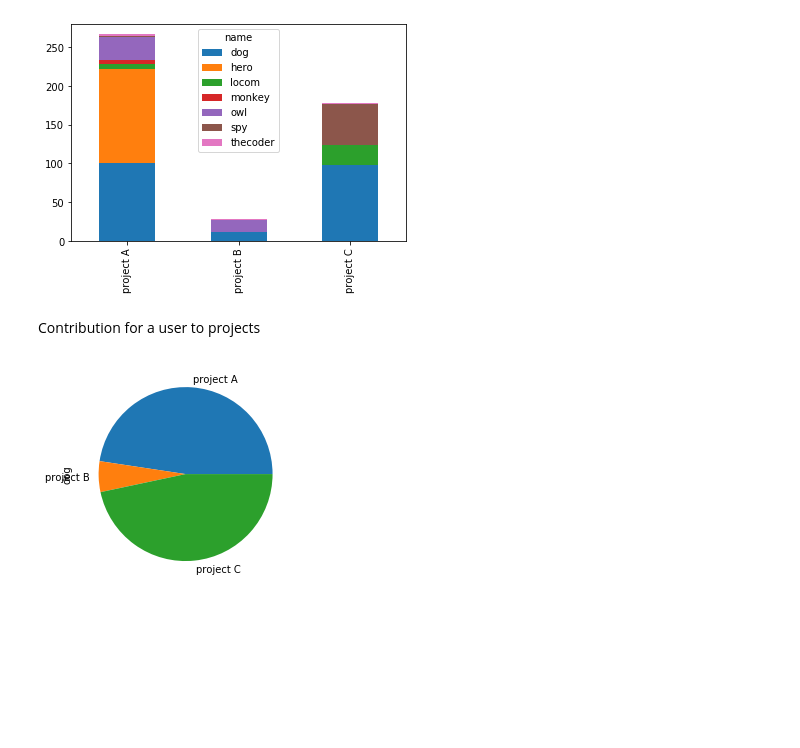
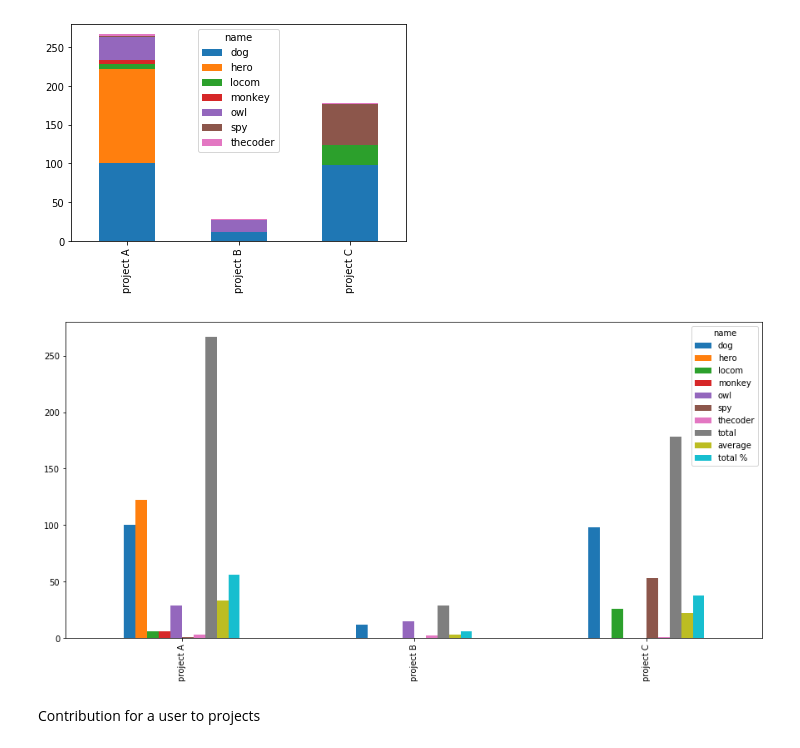
Before and after one commit to sylhare/git-processor, a Jupyter notebook: jupyter/Git Processor Demo.ipynb, the cells around one changed output. Saved outputs shown, nothing was run; the diff lists cells and outputs as text; code cells hidden in the pictures; blank space fills up the shorter version.

```diff
--- a/jupyter/Git Processor Demo.ipynb
+++ b/jupyter/Git Processor Demo.ipynb
@@ -139,8 +133,8 @@ plot = p.df.set_index('name').transpose().plot(kind='bar',stacked=True)
 # %% [output]
 [figure]
+# %%
+_ = average.drop('total').plot.bar(figsize=(15,7))
+# %% [output]
+[figure, added]
 # %% [markdown]
 Contribution for a user to projects
-# %%
-plot = average['dog'].drop('total').transpose().plot(kind='pie',stacked=True)
-# %% [output]
-[figure, removed]
```
Also changed, not shown: parts of 13 cells of this notebook.
